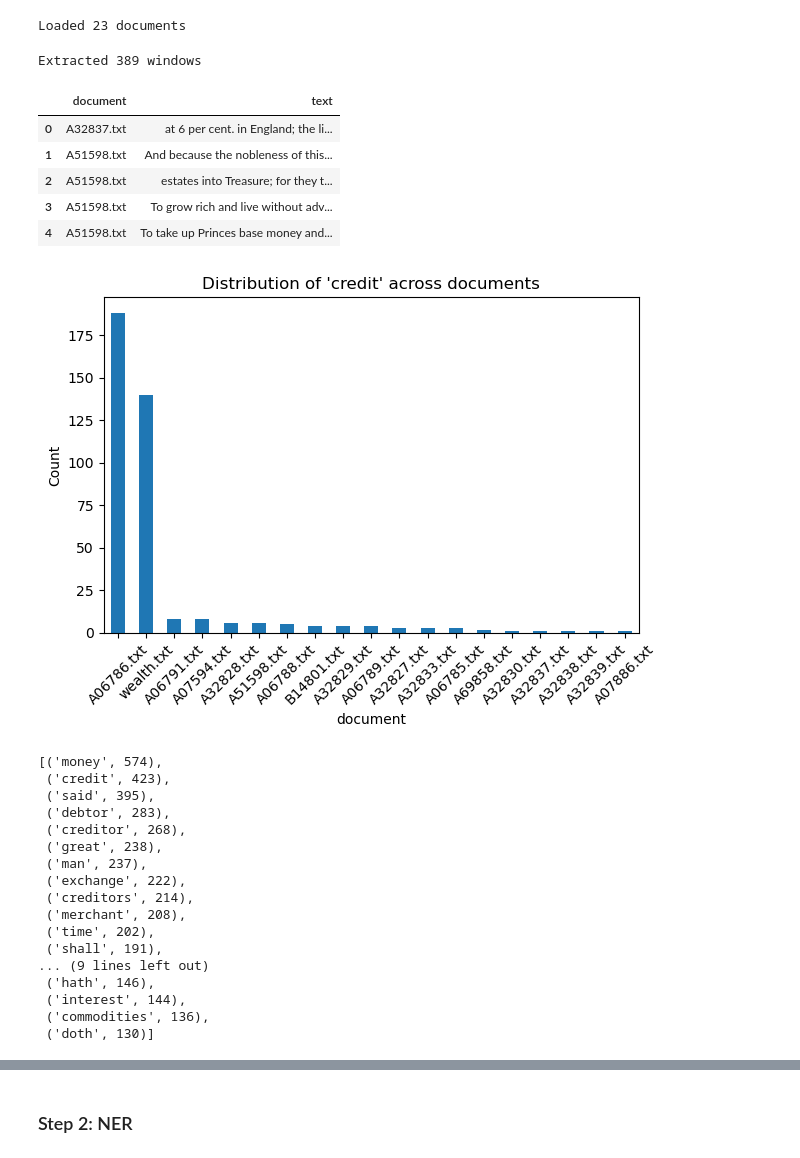
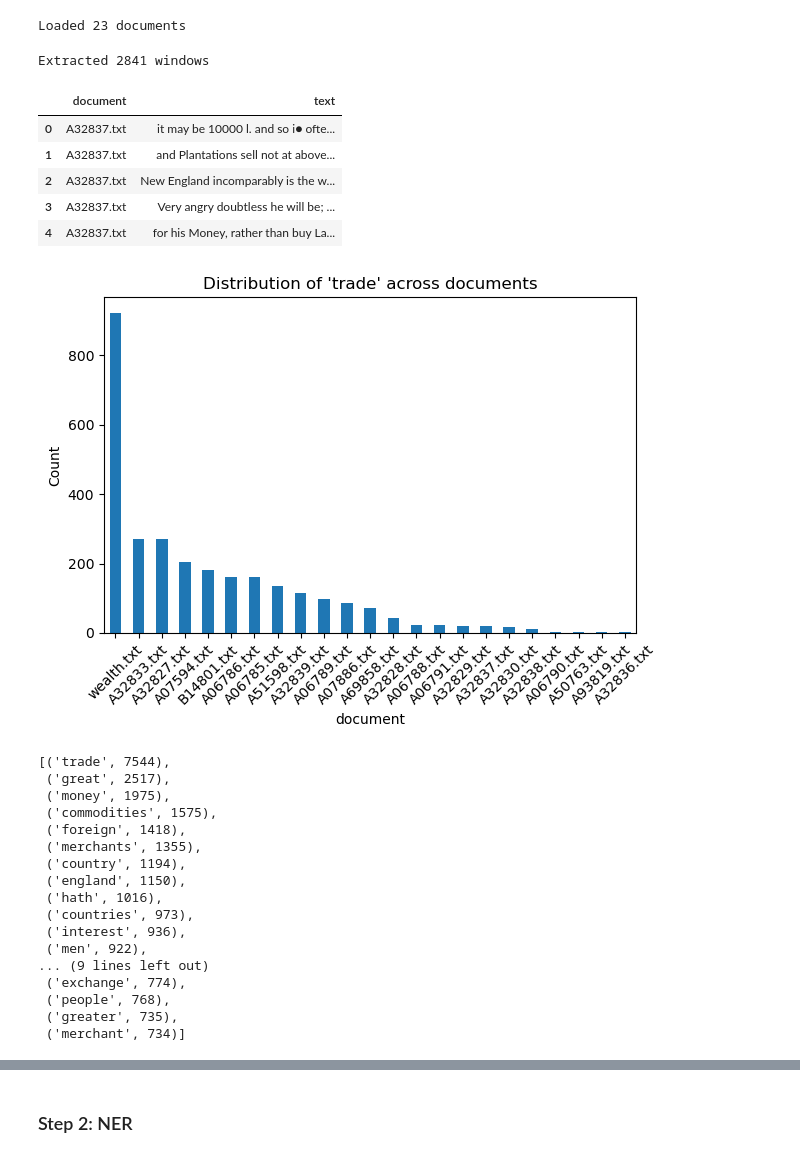
Before and after one commit to sejal-jagtap/text_as_data, a Jupyter notebook: tad_final_project.ipynb, the cells around one changed output, grey strips where cells are left out. Saved outputs shown, nothing was run; the diff lists cells and outputs as text; code cells hidden in the pictures.

```diff
--- a/tad_final_project.ipynb
+++ b/tad_final_project.ipynb
@@ -29,76 +29,76 @@ def split_sentences(text):
     return re.split(r"(?<=[.!?])\s+", text)
 
 
-credit_windows = []
+trade_windows = []
 metadata = []
 
 for doc_name, text in texts.items():
     sentences = split_sentences(text)
 
     for i, sent in enumerate(sentences):
-        if re.search(r"\bcredit\w*\b", sent.lower()):
+        if re.search(r"\btrade\w*\b", sent.lower()):
 
             start = max(0, i - 2)
             end = min(len(sentences), i + 3)
 
             window = " ".join(sentences[start:end])
 
-            credit_windows.append(window)
+            trade_windows.append(window)
             metadata.append(doc_name)
 
-print(f"Extracted {len(credit_windows)} windows")
+print(f"Extracted {len(trade_windows)} windows")
 # %% [output]
-Extracted 389 windows
+Extracted 2841 windows
 # %%
-df_windows = pd.DataFrame({"document": metadata, "text": credit_windows})
+df_windows = pd.DataFrame({"document": metadata, "text": trade_windows})
 
 df_windows.head()
 # %% [output]
 |  | document | text |
-| 0 | A32837.txt | at 6 per cent. in England; the li... |
-| 1 | A51598.txt | And because the nobleness of this... |
-| 2 | A51598.txt | estates into Treasure; for they t... |
-| 3 | A51598.txt | To grow rich and live without adv... |
-| 4 | A51598.txt | To take up Princes base money and... |
+| 0 | A32837.txt | it may be 10000 l. and so i● ofte... |
+| 1 | A32837.txt | and Plantations sell not at above... |
+| 2 | A32837.txt | New England incomparably is the w... |
+| 3 | A32837.txt | Very angry doubtless he will be; ... |
+| 4 | A32837.txt | for his Money, rather than buy La... |
 # %%
 doc_counts = df_windows.groupby("document").size().sort_values(ascending=False)
 
 plt.figure()
 doc_counts.plot(kind="bar")
-plt.title("Distribution of 'credit' across documents")
+plt.title("Distribution of 'trade' across documents")
 plt.ylabel("Count")
 plt.xticks(rotation=45)
 plt.tight_layout()
 plt.show()
 # %% [output]
-[figure, old version]
+[figure, new version]
 # %%
 words = []
 
-for text in credit_windows:
+for text in trade_windows:
     tokens = re.findall(r"\b\w+\b", text.lower())
     words.extend([w for w in tokens if w not in stopwords and len(w) > 2])
 
 common_words = Counter(words).most_common(25)
 common_words
 # %% [output]
-[('money', 574),
- ('credit', 423),
- ('said', 395),
- ('debtor', 283),
- ('creditor', 268),
- ('great', 238),
- ('man', 237),
- ('exchange', 222),
- ('creditors', 214),
- ('merchant', 208),
- ('time', 202),
- ('shall', 191),
+[('trade', 7544),
+ ('great', 2517),
+ ('money', 1975),
+ ('commodities', 1575),
+ ('foreign', 1418),
+ ('merchants', 1355),
+ ('country', 1194),
+ ('england', 1150),
+ ('hath', 1016),
+ ('countries', 973),
+ ('interest', 936),
+ ('men', 922),
 ... (9 lines left out)
- ('hath', 146),
- ('interest', 144),
- ('commodities', 136),
- ('doth', 130)]
+ ('exchange', 774),
+ ('people', 768),
+ ('greater', 735),
+ ('merchant', 734)]
 # %%
 context_words = []
 
```
Also changed, not shown: parts of 30 cells of this notebook, 1 other file.
